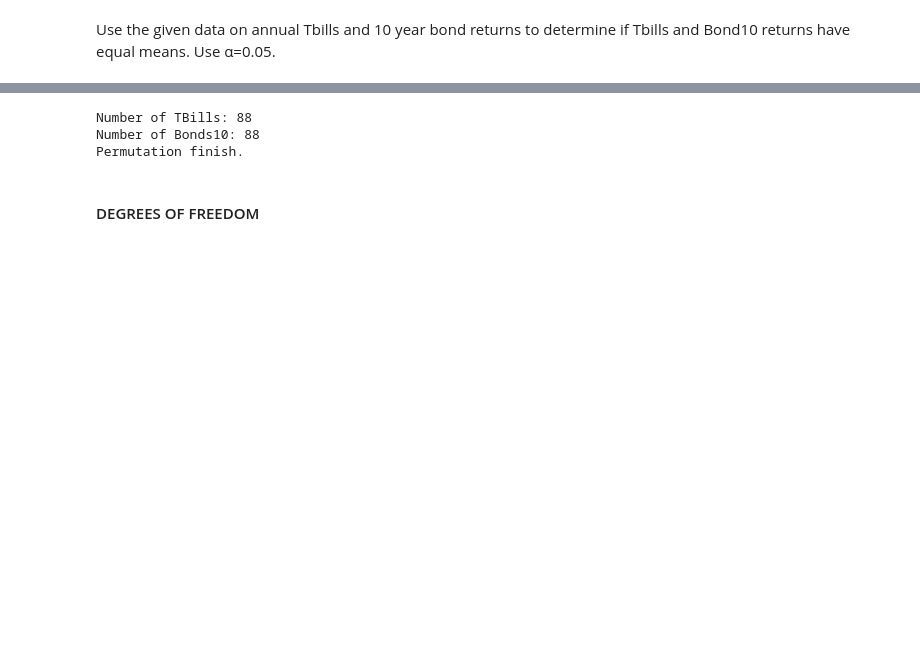
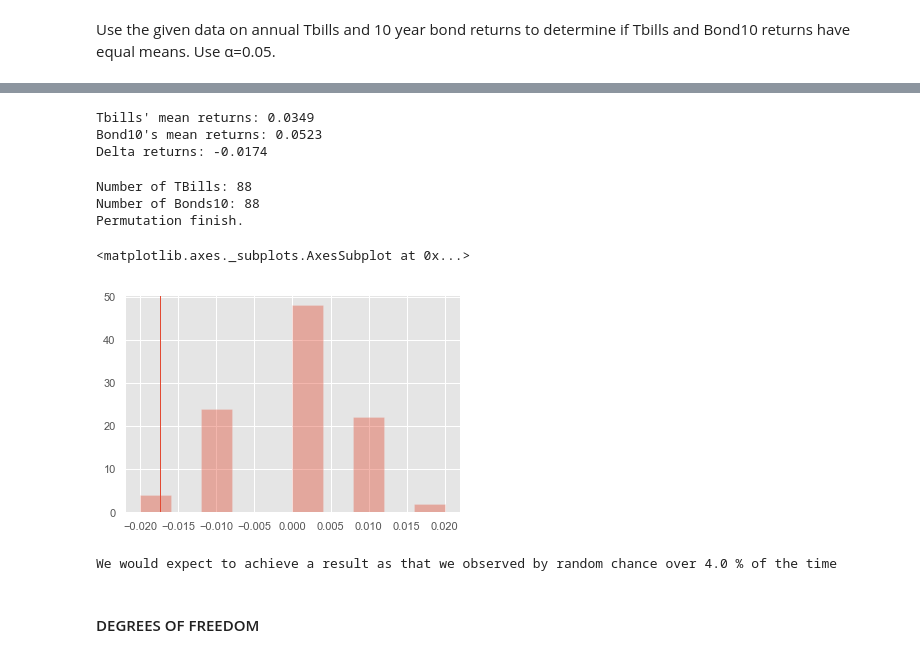
Before and after one commit to RetiSpA/DataScienceCourse, a Jupyter notebook: 07_Statistics/Percorso Data Science - LEZIONE 2 - Statistics.ipynb, the cells around one changed output, grey strips where cells are left out. Saved outputs shown, nothing was run; the diff lists cells and outputs as text; code cells hidden in the pictures; blank space fills up the shorter version.

```diff
--- a/07_Statistics/Percorso Data Science - LEZIONE 2 - Statistics.ipynb
+++ b/07_Statistics/Percorso Data Science - LEZIONE 2 - Statistics.ipynb
@@ -1390,3 +1446,6 @@ But in order for the t-distribution to be used without regard to scale, a standa
 --------------------------------- __Exercise__ ---------------------------------
 # %% [markdown]
 Use the given data on annual Tbills and 10 year bond returns to determine if Tbills and Bond10 returns have equal means. Use α=0.05.
+# %%
+Returns = pd.read_csv("Returns.csv", sep=';', index_col=False, decimal=',')
+Returns.head()
@@ -1393,3 +1459,19 @@ Use the given data on annual Tbills and 10 year bond returns to determine if Tbi
+# %%
+Tbills_ret = round(Returns.Tbills.mean(),4)
+Bond10_ret = round(Returns.Bonds10.mean(),4)
+Delta = Tbills_ret - Bond10_ret
+print("Tbills' mean returns:", Tbills_ret)
+print("Bond10's mean returns:", Bond10_ret)
+print("Delta returns:", Delta)
+# %% [output]
+Tbills' mean returns: 0.0349
+Bond10's mean returns: 0.0523
+Delta returns: -0.0174
+# %%
+# Create a unique list of returns
+unique_list = Returns.Bonds10.append(Returns.Tbills)
+unique_list = unique_list.reset_index()
+unique_list.columns = ['index', 'returns']
 # %%
 import random as rd
 
@@ -1420,6 +1502,30 @@ print("Permutation finish.")
 Number of TBills: 88
 Number of Bonds10: 88
 Permutation finish.
+# %%
+import numpy as np
+import seaborn as sns
+import matplotlib.pyplot as plt
+
+x = np.ones((5,), dtype=int)*(-0.0174)
+
+sns.distplot(list_mean, bins=10, kde = False)
+sns.rugplot(x, 200)
+# %% [output]
+<matplotlib.axes._subplots.AxesSubplot at 0x...>
+[figure, added]
+# %%
+# Compute P-Values
+# Mean's from samples
+delta_mean_samples = pd.DataFrame(list_mean, columns=['Mean_Samples'])
+
+# Cases where delta_mean_samples are bigger than delta_observed
+check = delta_mean_samples.Mean_Samples<Delta
+pvalue = check.mean()
+
+print("We would expect to achieve a result as that we observed by random chance over", round(pvalue*100,2), "% of the time")
+# %% [output]
+We would expect to achieve a result as that we observed by random chance over 4.0 % of the time
 # %% [markdown]
 <a id='degr-free'></a>
 #### DEGREES OF FREEDOM
```
Also changed, not shown: parts of 52 cells of this notebook.
